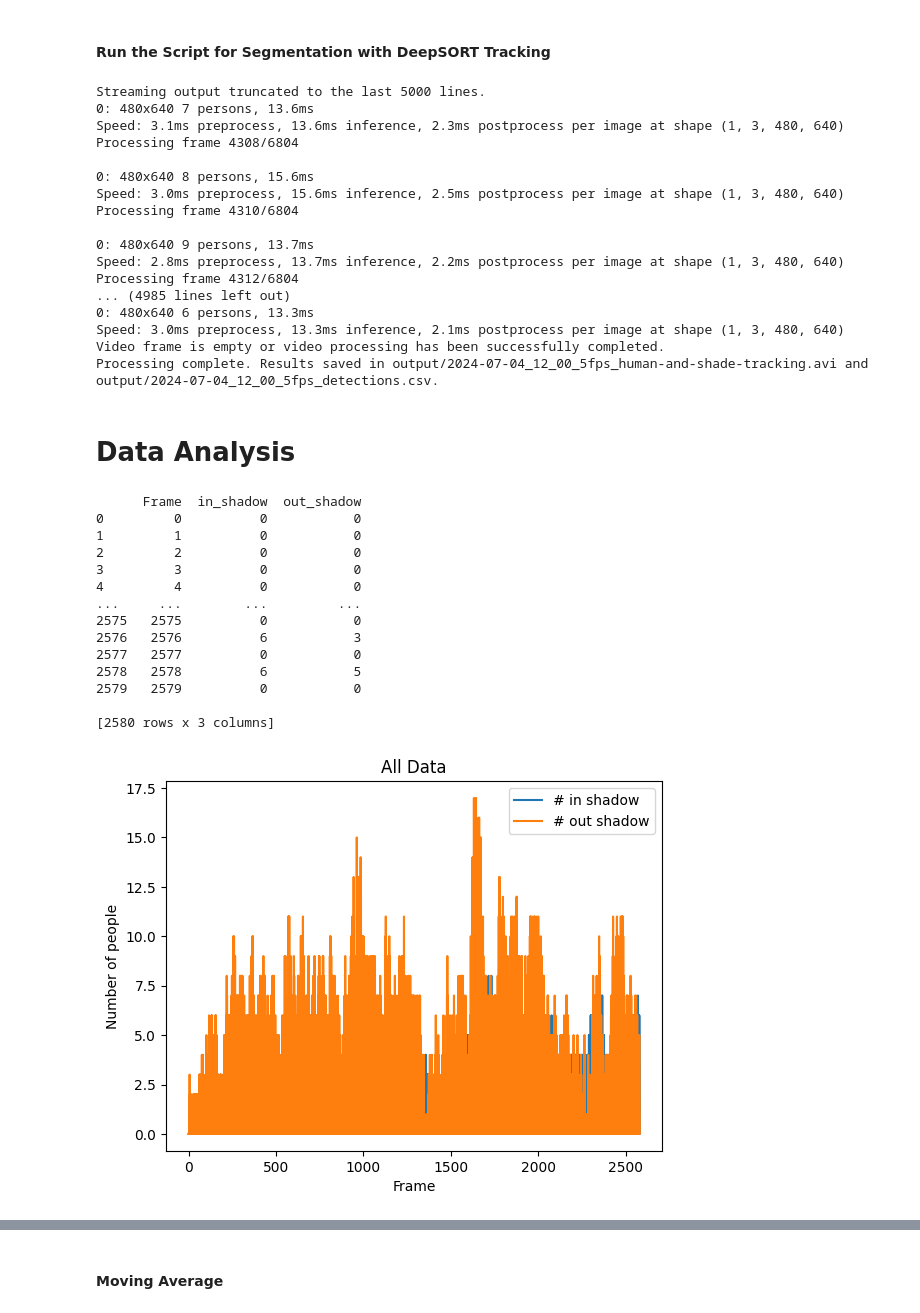
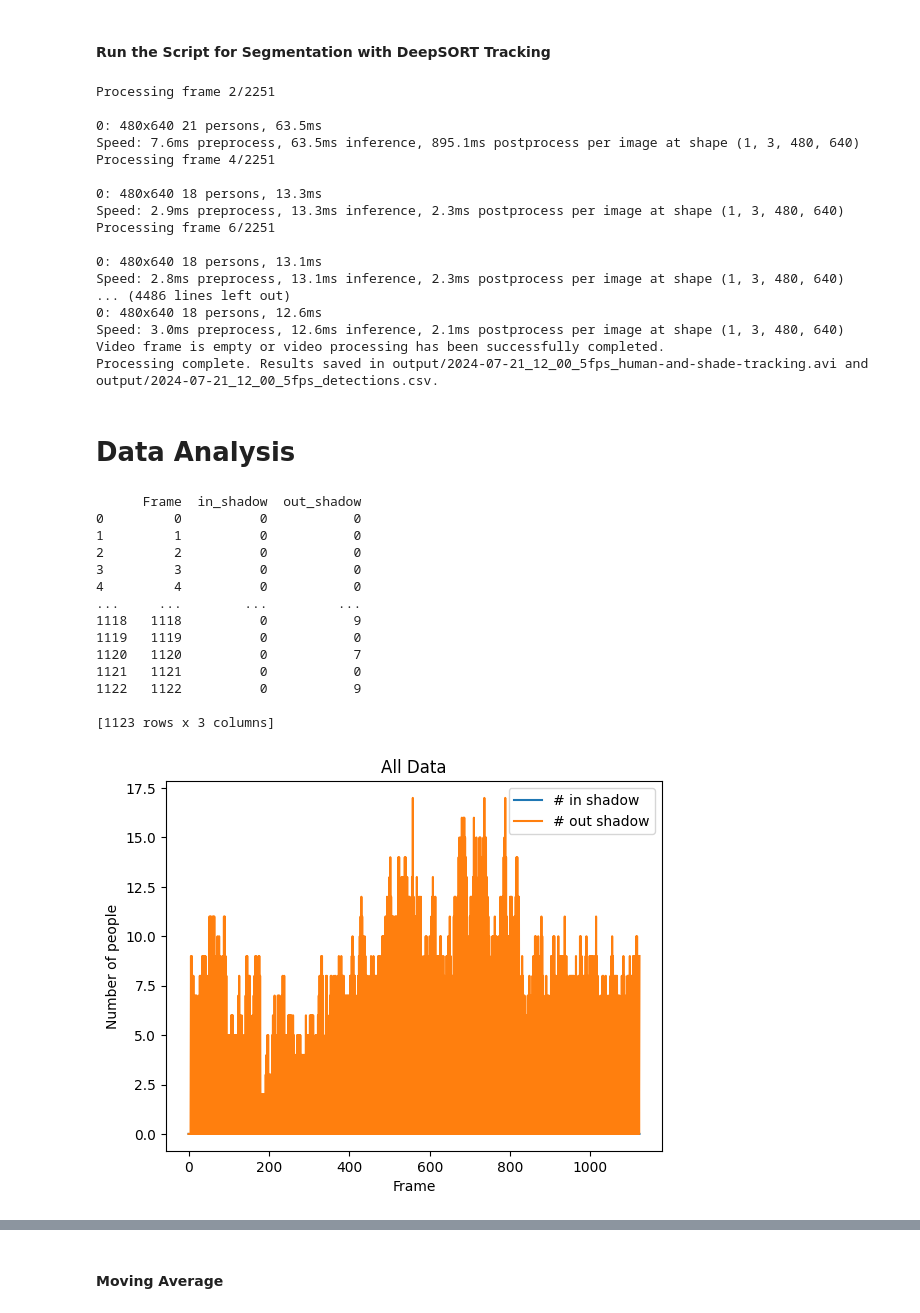
Before and after one commit to wendycao411/Pedestrian_Tracking, a Jupyter notebook: Pedestrian_Tracking.ipynb, the cells around one changed output, grey strips where cells are left out. Cells and saved outputs as stored; diff of their text form; code cells hidden in the pictures.

```diff
--- a/Pedestrian_Tracking.ipynb
+++ b/Pedestrian_Tracking.ipynb
@@ -186,5 +190,5 @@ Input #0, mov,mp4,m4a,3gp,3g2,mj2, from '/content/2024-07-04_12_00.MP4':
 # %%
-video_path = "/content/2024-07-04_12_00_5fps.mp4"
+video_path = "/content/2024-07-21_12_00_5fps.mp4"
 file_name = os.path.splitext(os.path.basename(video_path))[0]
 
 print(video_path)
@@ -425,29 +429,27 @@ out.release()
 
 print(f"Processing complete. Results saved in {output_video_path} and {csv_file}.")
 # %% [output]
-Streaming output truncated to the last 5000 lines.
-0: 480x640 7 persons, 13.6ms
-Speed: 3.1ms preprocess, 13.6ms inference, 2.3ms postprocess per image at shape (1, 3, 480, 640)
-Processing frame 4308/6804
+Processing frame 2/2251
 
-0: 480x640 8 persons, 15.6ms
-Speed: 3.0ms preprocess, 15.6ms inference, 2.5ms postprocess per image at shape (1, 3, 480, 640)
-Processing frame 4310/6804
+0: 480x640 21 persons, 63.5ms
+Speed: 7.6ms preprocess, 63.5ms inference, 895.1ms postprocess per image at shape (1, 3, 480, 640)
+Processing frame 4/2251
 
-0: 480x640 9 persons, 13.7ms
-Speed: 2.8ms preprocess, 13.7ms inference, 2.2ms postprocess per image at shape (1, 3, 480, 640)
-Processing frame 4312/6804
-... (4985 lines left out)
-0: 480x640 6 persons, 13.3ms
-Speed: 3.0ms preprocess, 13.3ms inference, 2.1ms postprocess per image at shape (1, 3, 480, 640)
+0: 480x640 18 persons, 13.3ms
+Speed: 2.9ms preprocess, 13.3ms inference, 2.3ms postprocess per image at shape (1, 3, 480, 640)
+Processing frame 6/2251
+
+0: 480x640 18 persons, 13.1ms
+Speed: 2.8ms preprocess, 13.1ms inference, 2.3ms postprocess per image at shape (1, 3, 480, 640)
+... (4486 lines left out)
+0: 480x640 18 persons, 12.6ms
+Speed: 3.0ms preprocess, 12.6ms inference, 2.1ms postprocess per image at shape (1, 3, 480, 640)
 Video frame is empty or video processing has been successfully completed.
-Processing complete. Results saved in output/2024-07-04_12_00_5fps_human-and-shade-tracking.avi and output/2024-07-04_12_00_5fps_detections.csv.
+Processing complete. Results saved in output/2024-07-21_12_00_5fps_human-and-shade-tracking.avi and output/2024-07-21_12_00_5fps_detections.csv.
 # %% [markdown]
 # Data Analysis
 # %%
 import pandas as pd
-
-csv_file = "/content/output/2024-07-29_12_00_5fps_detections.csv"
 
 data = pd.read_csv(csv_file)
 num_in_shadow = {}
@@ -460,40 +462,40 @@ for i in range(data['frame'].nunique()):
   num_out_shadow[i] = count
 
 df = pd.DataFrame([num_in_shadow, num_out_shadow]).T
 df.columns = ['in_shadow', 'out_shadow']
 df.reset_index(inplace=True)
 
 # Optional: Rename the index column
 df.rename(columns={'index': 'Frame'}, inplace=True)
 
 print(df)
 
 fig, ax = plt.subplots()
 ax.plot(df['Frame'], df['in_shadow'], label='# in shadow')
 ax.plot(df['Frame'], df['out_shadow'], label='# out shadow')
 ax.legend()
 
 ax.set_xlabel('Frame')
 ax.set_ylabel('Number of people')
 plt.title("All Data")
 
 plt.show()
 # %% [output]
       Frame  in_shadow  out_shadow
 0         0          0           0
 1         1          0           0
 2         2          0           0
 3         3          0           0
 4         4          0           0
 ...     ...        ...         ...
-2575   2575          0           0
-2576   2576          6           3
-2577   2577          0           0
-2578   2578          6           5
-2579   2579          0           0
+1118   1118          0           9
+1119   1119          0           0
+1120   1120          0           7
+1121   1121          0           0
+1122   1122          0           9
 
-[2580 rows x 3 columns]
+[1123 rows x 3 columns]
-[figure, old version]
+[figure, new version]
 # %%
 # Calculate the ratio of people in shade vs. out of shade
 df['ratio_in_vs_out'] = df['in_shadow'] / df['out_shadow']
```
Also changed, not shown: parts of 15 cells of this notebook.
